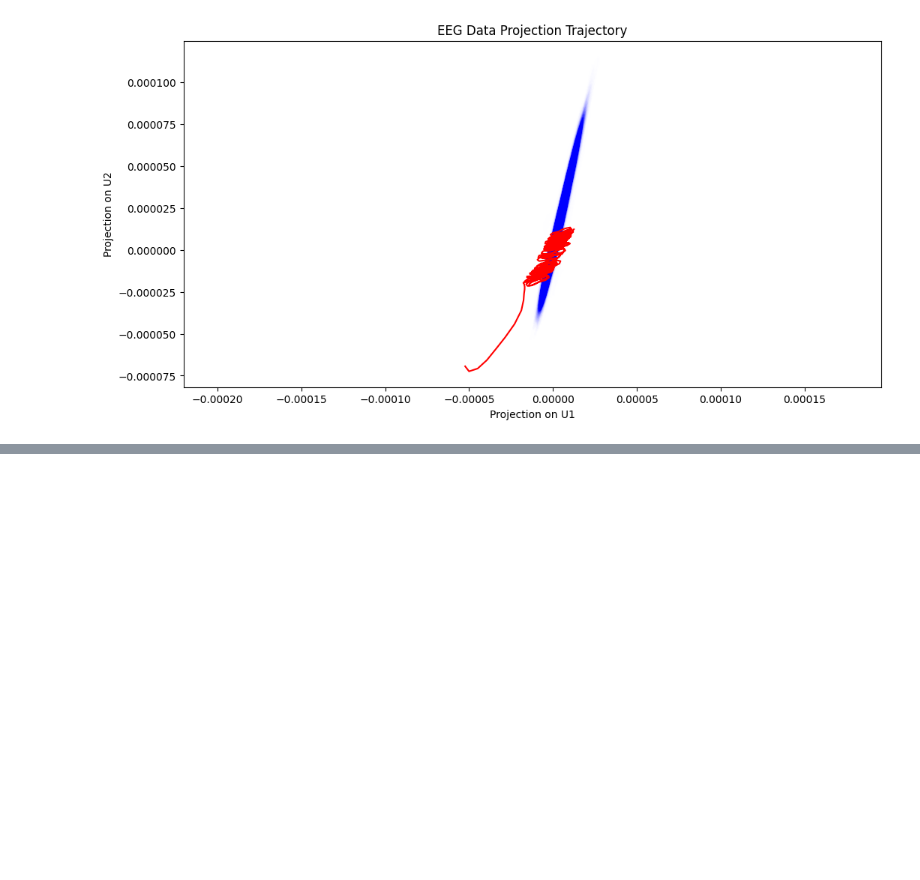
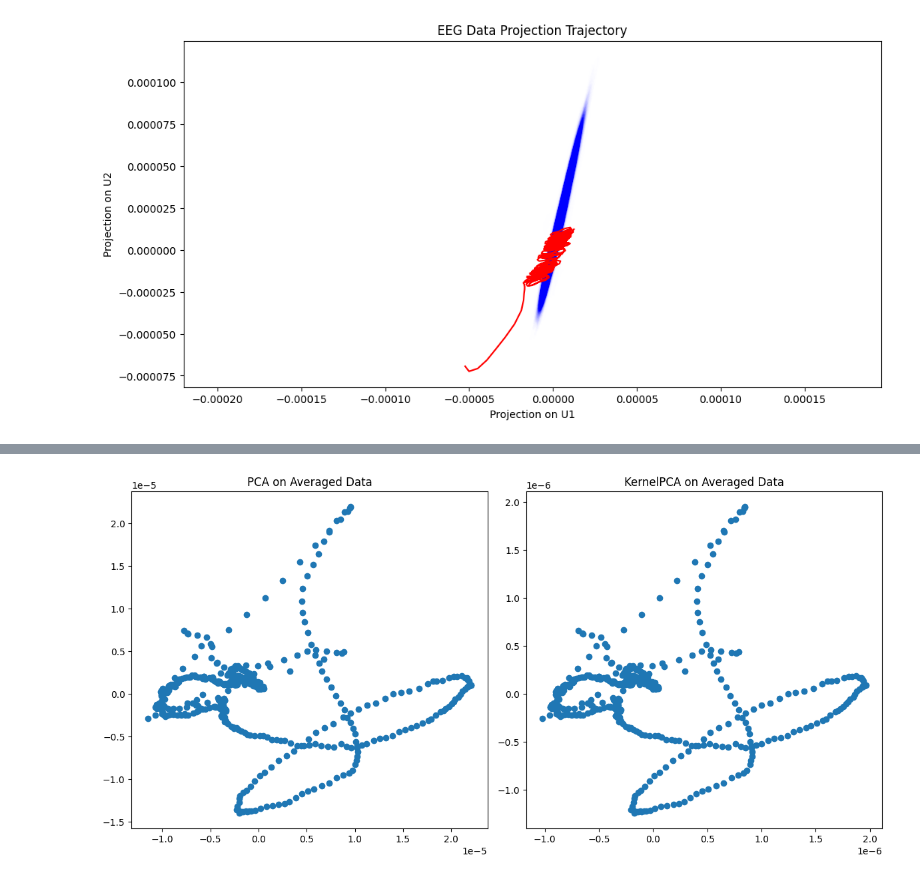
Before and after one commit to allshaks/eeg_llm, a Jupyter notebook: noel_svd.ipynb, the cells around one changed output, grey strips where cells are left out. Cells and saved outputs as stored; diff of their text form; code cells hidden in the pictures; blank space fills up the shorter version.

```diff
--- a/noel_svd.ipynb
+++ b/noel_svd.ipynb
@@ -183,0 +212,17 @@ plt.show()
+# %%
+# This may indicate that KernelPCA works a little bit better when downprojecting the data, let's examine this
+pca_transf = pca.fit_transform(avg_data.T)
+kpca_transf = kpca.fit_transform(avg_data.T)
+
+fig, axes = plt.subplots(1, 2, figsize=(12,6))
+
+axes[0].scatter(pca_transf[:, 0], pca_transf[:, 1])
+axes[0].set_title('PCA on Averaged Data')
+
+axes[1].scatter(kpca_transf[:, 0], kpca_transf[:, 1])
+axes[1].set_title('KernelPCA on Averaged Data')
+
+plt.tight_layout()
+plt.show()
+# %% [output]
+[figure, added]
```
Also changed, not shown: parts of 7 cells of this notebook.
